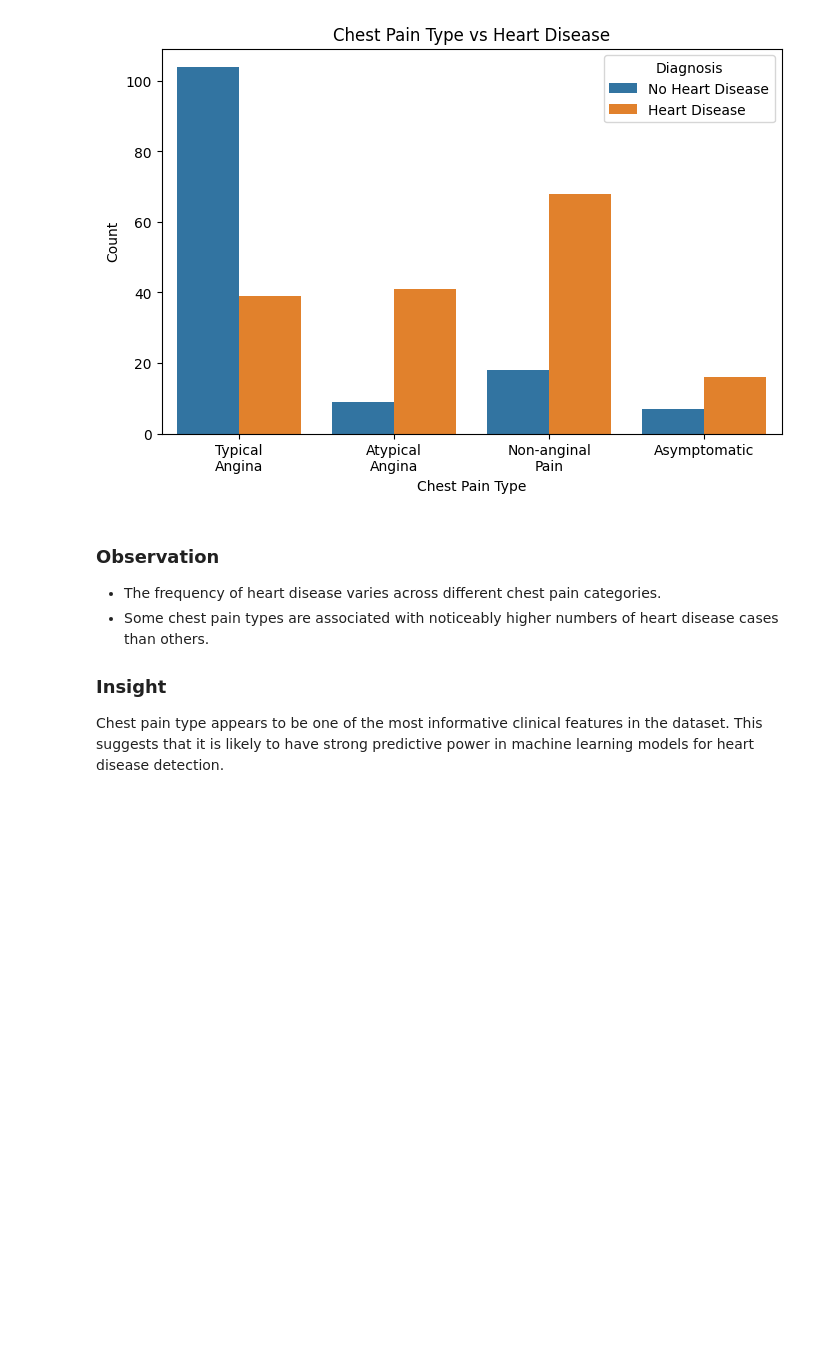
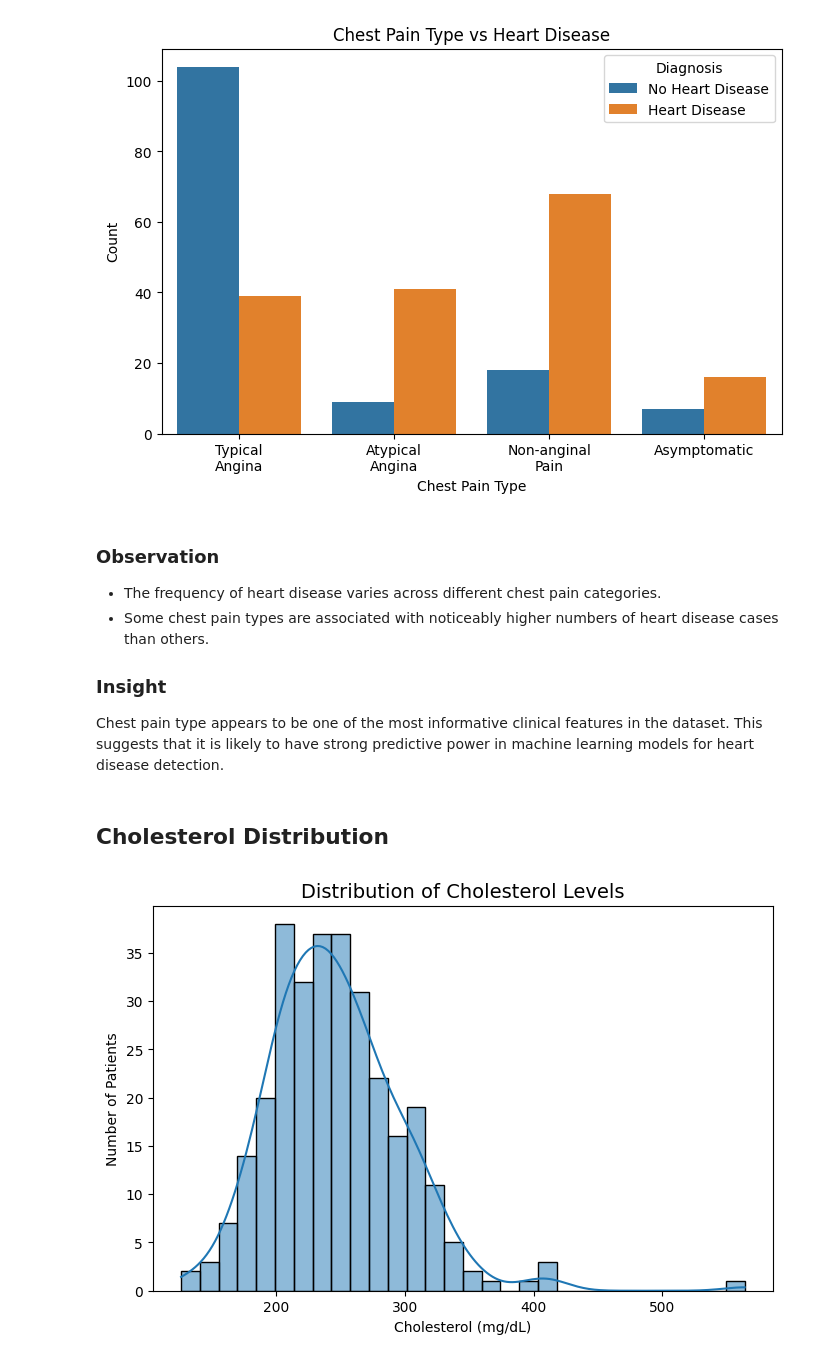
Before and after one commit to Danish925/ml-healthcare-journey, a Jupyter notebook: heart-disease-prediction/heart-disease-prediction.ipynb, the cells around one changed output. Drawn from its saved outputs; the diff is of its cells as text; code cells hidden in the pictures; blank space fills up the shorter version.

Commit message:
"Complete exploratory data analysis for heart disease prediction"

```diff
--- a/heart-disease-prediction/heart-disease-prediction.ipynb
+++ b/heart-disease-prediction/heart-disease-prediction.ipynb
@@ -300,3 +300,22 @@ plt.show()
 ### Insight
 
 Chest pain type appears to be one of the most informative clinical features in the dataset. This suggests that it is likely to have strong predictive power in machine learning models for heart disease detection.
+# %% [markdown]
+## Cholesterol Distribution
+# %%
+plt.figure(figsize=(8, 5))
+
+sns.histplot(
+    data=df,
+    x="chol",
+    bins=30,
+    kde=True
+)
+
+plt.title("Distribution of Cholesterol Levels", fontsize=14)
+plt.xlabel("Cholesterol (mg/dL)")
+plt.ylabel("Number of Patients")
+
+plt.show()
+# %% [output]
+[figure, added]
```
Also changed, not shown: parts of 18 cells of this notebook.
